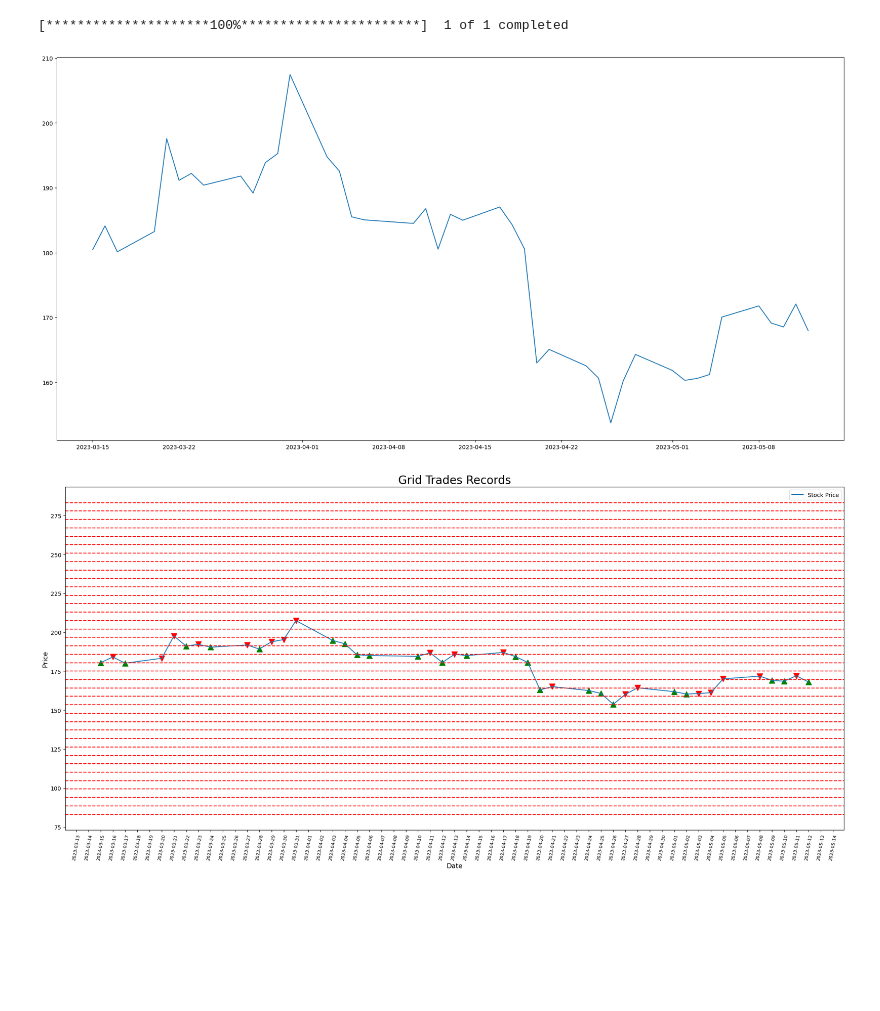
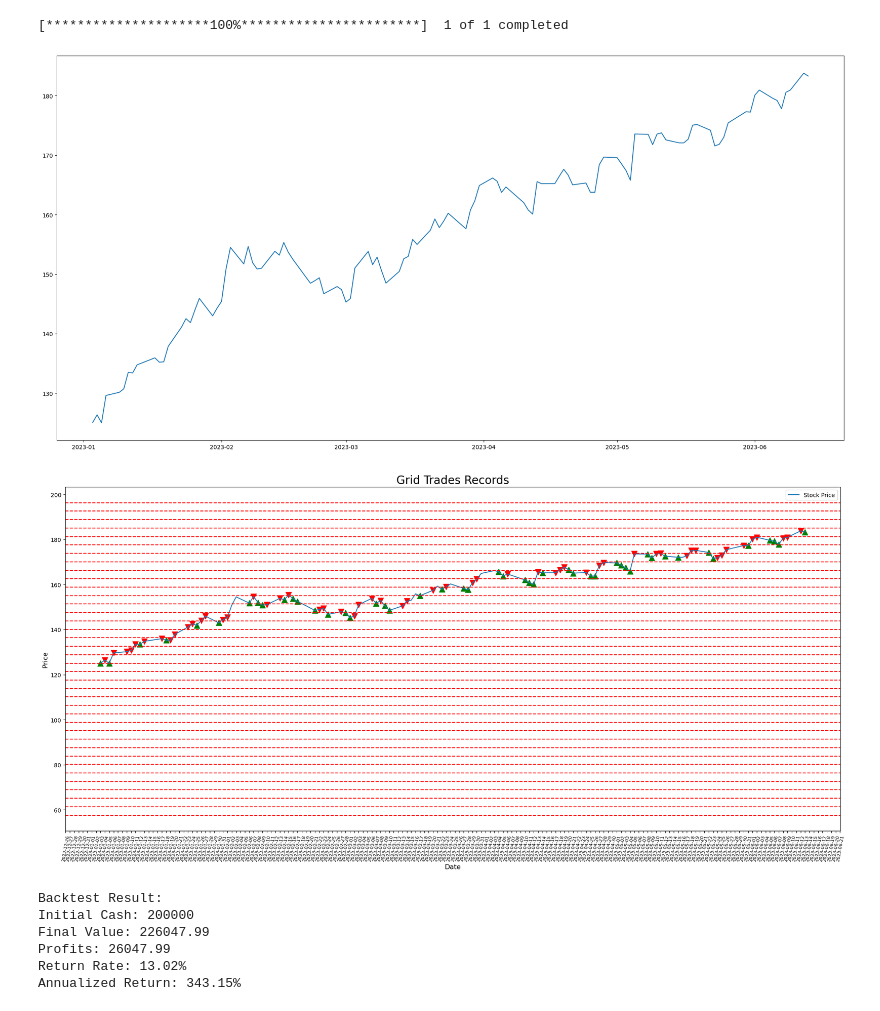
Before and after one commit to julianritchey/project-2, a Jupyter notebook: GRID_usage.ipynb, the cells around one changed output. Saved outputs shown, nothing was run; the diff lists cells and outputs as text; code cells hidden in the pictures; blank space fills up the shorter version.

```diff
--- a/GRID_usage.ipynb
+++ b/GRID_usage.ipynb
@@ -1,13 +1,19 @@
 # %%
 from GRIDtrade_simple import grid_trading_strategy
 
 # Example usage
-symbol = 'TSLA'
-test_start_date = '2023-03-15'
-test_end_date = '2023-05-15'
+symbol = 'AAPL'
+test_start_date = '2023-01-01'
+test_end_date= '2023-06-14'
 
 trade_records = grid_trading_strategy(symbol, test_start_date, test_end_date)
 # %% [output]
 [*********************100%***********************]  1 of 1 completed
-[figure, old version]
+[figure, new version]
-[figure, old version]
+[figure, new version]
+Backtest Result:
+Initial Cash: 200000
+Final Value: 226047.99
+Profits: 26047.99
+Return Rate: 13.02%
+Annualized Return: 343.15%
```
